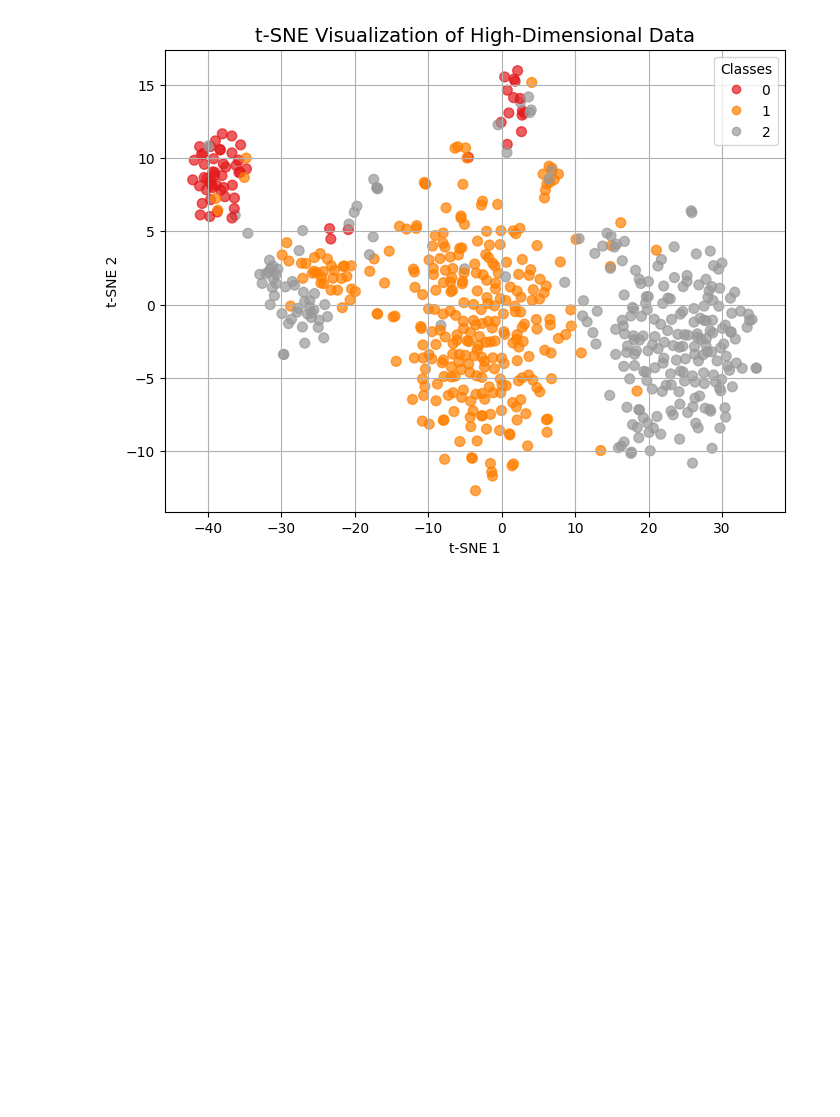
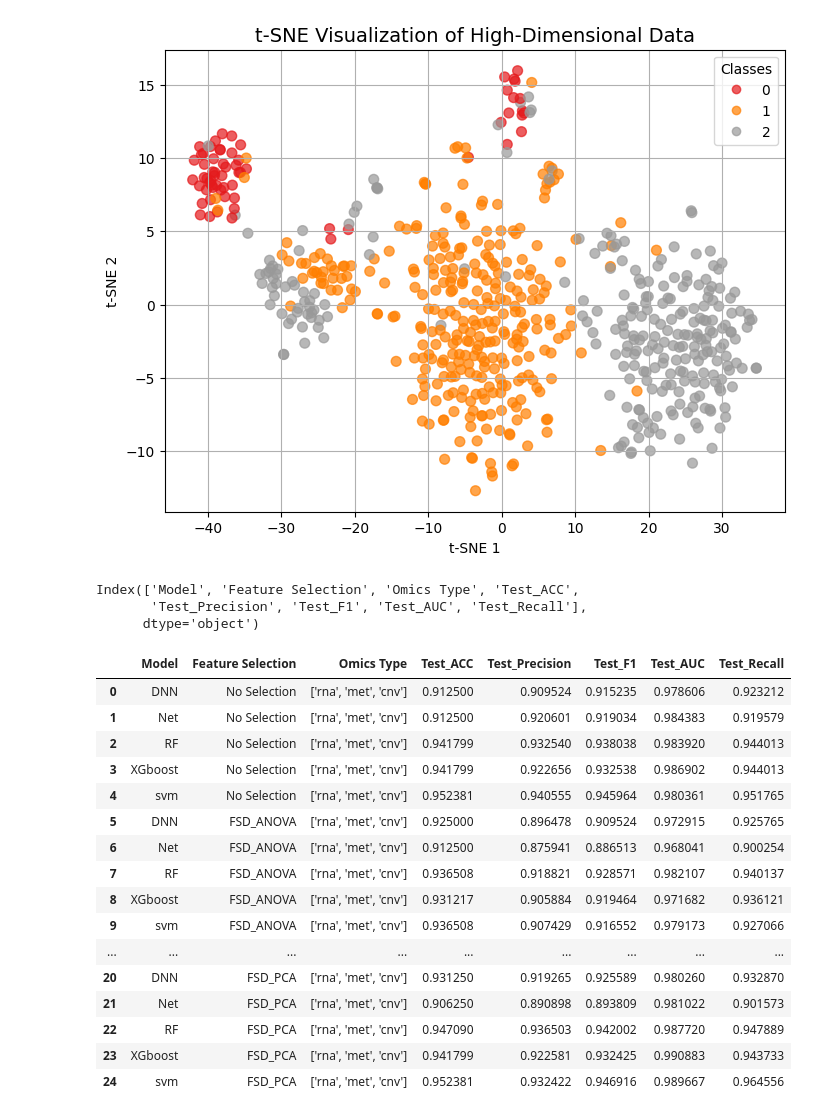
Before and after one commit to kaushik3012/multi-omics-cancer-classification, a Jupyter notebook: subtype_classification.ipynb, the cells around one changed output. Drawn from its saved outputs; the diff is of its cells as text; code cells hidden in the pictures; blank space fills up the shorter version.

```diff
--- a/subtype_classification.ipynb
+++ b/subtype_classification.ipynb
@@ -69,0 +74,6 @@ plt.show()
+# %%
+results_df.columns
+# %% [output]
+Index(['Model', 'Feature Selection', 'Omics Type', 'Test_ACC',
+       'Test_Precision', 'Test_F1', 'Test_AUC', 'Test_Recall'],
+      dtype='object')
@@ -69,0 +82,20 @@ plt.show()
+# %%
+results_df
+# %% [output]
+|  | Model | Feature Selection | Omics Type | Test_ACC | Test_Precision | Test_F1 | Test_AUC | Test_Recall |
+| 0 | DNN | No Selection | ['rna', 'met', 'cnv'] | 0.912500 | 0.909524 | 0.915235 | 0.978606 | 0.923212 |
+| 1 | Net | No Selection | ['rna', 'met', 'cnv'] | 0.912500 | 0.920601 | 0.919034 | 0.984383 | 0.919579 |
+| 2 | RF | No Selection | ['rna', 'met', 'cnv'] | 0.941799 | 0.932540 | 0.938038 | 0.983920 | 0.944013 |
+| 3 | XGboost | No Selection | ['rna', 'met', 'cnv'] | 0.941799 | 0.922656 | 0.932538 | 0.986902 | 0.944013 |
+| 4 | svm | No Selection | ['rna', 'met', 'cnv'] | 0.952381 | 0.940555 | 0.945964 | 0.980361 | 0.951765 |
+| 5 | DNN | FSD_ANOVA | ['rna', 'met', 'cnv'] | 0.925000 | 0.896478 | 0.909524 | 0.972915 | 0.925765 |
+| 6 | Net | FSD_ANOVA | ['rna', 'met', 'cnv'] | 0.912500 | 0.875941 | 0.886513 | 0.968041 | 0.900254 |
+| 7 | RF | FSD_ANOVA | ['rna', 'met', 'cnv'] | 0.936508 | 0.918821 | 0.928571 | 0.982107 | 0.940137 |
+| 8 | XGboost | FSD_ANOVA | ['rna', 'met', 'cnv'] | 0.931217 | 0.905884 | 0.919464 | 0.971682 | 0.936121 |
+| 9 | svm | FSD_ANOVA | ['rna', 'met', 'cnv'] | 0.936508 | 0.907429 | 0.916552 | 0.979173 | 0.927066 |
+| ... | ... | ... | ... | ... | ... | ... | ... | ... |
+| 20 | DNN | FSD_PCA | ['rna', 'met', 'cnv'] | 0.931250 | 0.919265 | 0.925589 | 0.980260 | 0.932870 |
+| 21 | Net | FSD_PCA | ['rna', 'met', 'cnv'] | 0.906250 | 0.890898 | 0.893809 | 0.981022 | 0.901573 |
+| 22 | RF | FSD_PCA | ['rna', 'met', 'cnv'] | 0.947090 | 0.936503 | 0.942002 | 0.987720 | 0.947889 |
+| 23 | XGboost | FSD_PCA | ['rna', 'met', 'cnv'] | 0.941799 | 0.922581 | 0.932425 | 0.990883 | 0.943733 |
+| 24 | svm | FSD_PCA | ['rna', 'met', 'cnv'] | 0.952381 | 0.932422 | 0.946916 | 0.989667 | 0.964556 |
```
Also changed, not shown: parts of 3 cells of this notebook, 3 other files.
